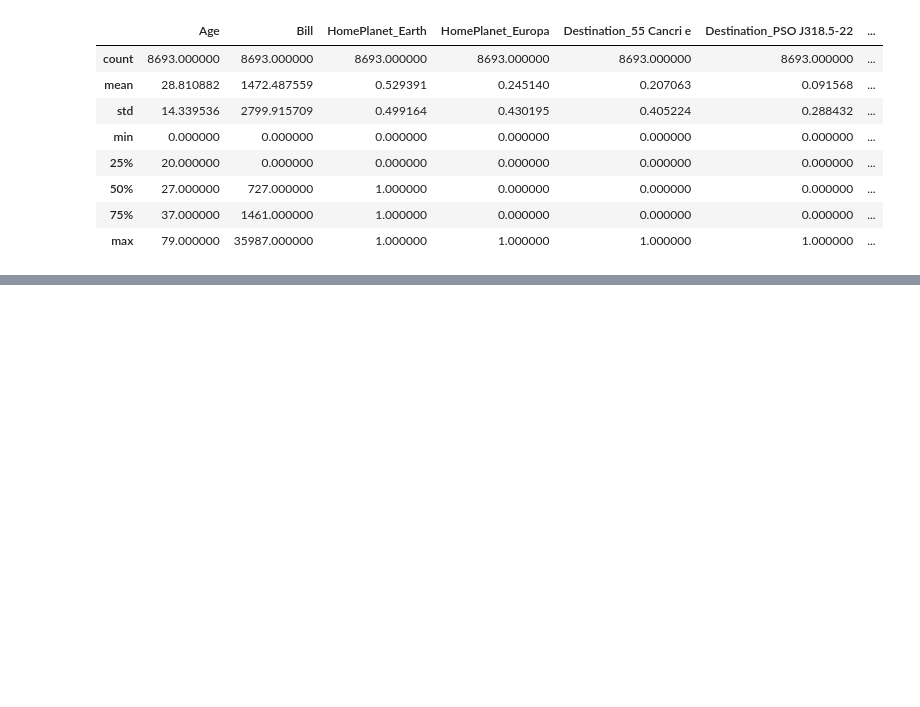
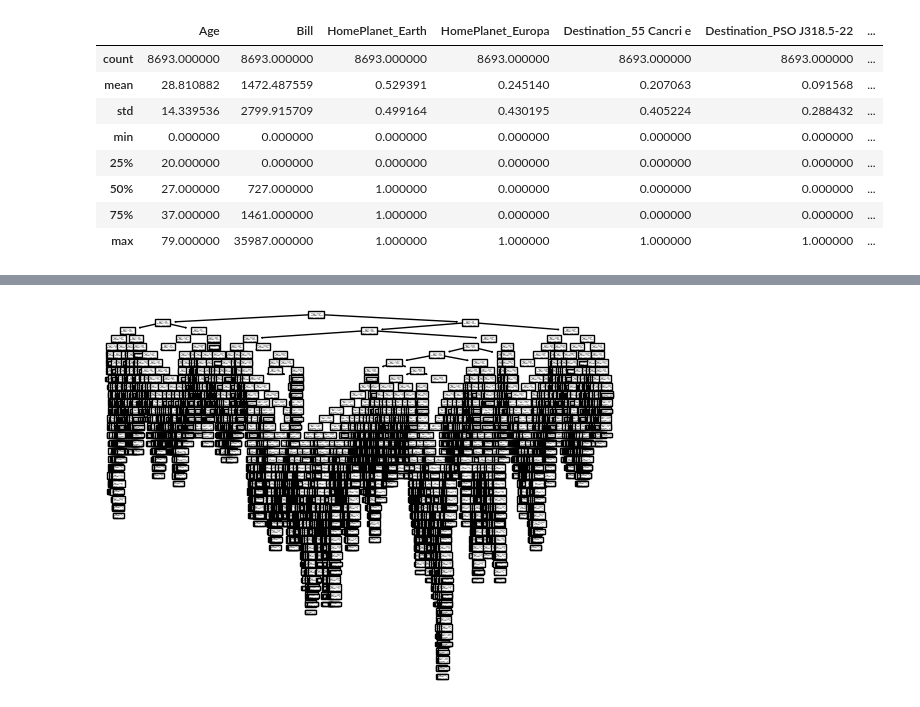
Before and after one commit to talesaraujoc/Spaceship_Titanic, a Jupyter notebook: app.ipynb, the cells around one changed output, grey strips where cells are left out. Drawn from its saved outputs; the diff is of its cells as text; code cells hidden in the pictures; blank space fills up the shorter version.

```diff
--- a/app.ipynb
+++ b/app.ipynb
@@ -300,0 +336,6 @@ df.describe()
+# %%
+X_train_scaled = scaler.transform(X_train[['Age','Bill']])
+X_test_scaled = scaler.transform(X_test[['Age','Bill']])
+# %%
+X_train[['Age_scaled','Bill_scaled']] = X_train_scaled
+X_test[['Age_scaled','Bill_scaled']] = X_test_scaled
@@ -300,0 +359,5 @@ df.describe()
+# %%
+model = DecisionTreeClassifier(random_state=0)
+# %%
+model.fit(X_train, y_train)
+predict = model.predict(X_test)
@@ -300,0 +418,5 @@ df.describe()
+# %%
+tree.plot_tree(model)[:50]
+plt.show()
+# %% [output]
+[figure, added]
```
Also changed, not shown: parts of 15 cells of this notebook.
